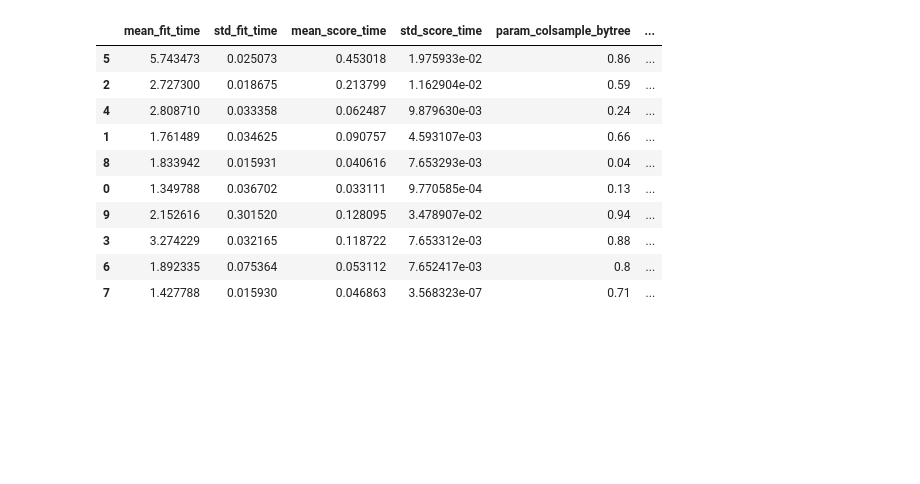
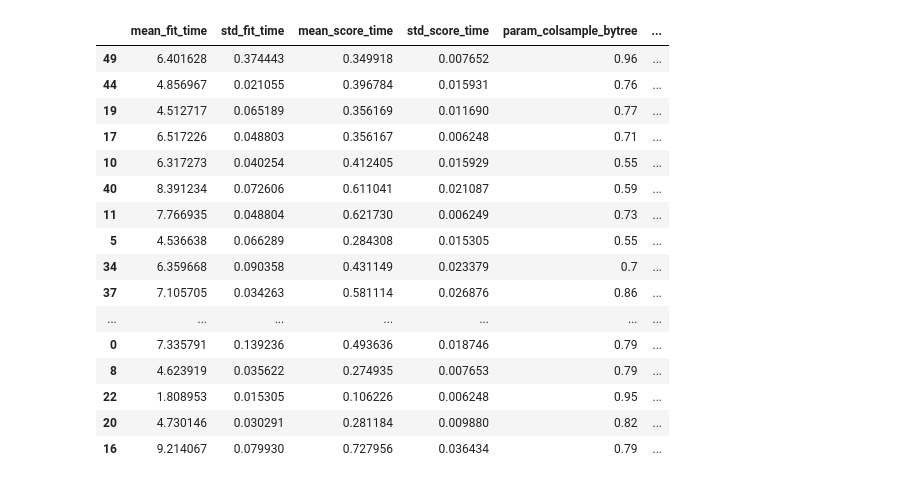
Before and after one commit to rehaqds/IH_final_project_new, a Jupyter notebook: Scripts/ML_models.ipynb, the cells around one changed output. Saved outputs shown, nothing was run; the diff lists cells and outputs as text; code cells hidden in the pictures; blank space fills up the shorter version.

```diff
--- a/Scripts/ML_models.ipynb
+++ b/Scripts/ML_models.ipynb
@@ -349,4 +354,6 @@ sns_plot = sns.heatmap(corr_matrix_num,  cmap=cmap, vmax=.9, center=0, fmt='.2f'
 # %%
+for col in chosen_cols:
+    data1[chosen_cols] = data1[chosen_cols].astype(int)
 data1[chosen_cols].info()
 # %% [output]
 <class 'pandas.core.frame.DataFrame'>
@@ -382,13 +392,15 @@ Index(['Unnamed: 0', 'state_id', 'sex', 'general_health', 'med_cost_issue',
 
 X = data1[chosen_cols].copy()
 y = X.pop('cvd')
-
-X_train, X_test, y_train, y_test = train_test_split(X, y, test_size=.8,   ###########
+# To accelerate the hypertuning, find the best parameters on a subset of the data
+# by using test_size = 0.8 and use the best parameters with the "full" date
+# by using test_size = 0.2. It actually works better than only using 0.2
+X_train, X_test, y_train, y_test = train_test_split(X, y, test_size=0.2,
                                                     random_state=SEED, stratify=y)
 
 # Data imbalanced
 print(X_train.shape, y_test.shape)
-print(sum(y_train)/len(y_train), sum(y_test)/len(y_test))
+print(sum(y_train) / len(y_train), sum(y_test) / len(y_test))
 print(sum(y_train), sum(y_test))
 display(X_train.head())
 # %% [output]
@@ -444,9 +456,8 @@ Name: cvd, dtype: int64
 # %%
 # Models
 
-coef_imbalance = 11.64  # nb_negative / nb_positive
+coef_imbalance = 1 / 0.085876   # nb_negative / nb_positive
 
-# LR doesn't converge if use RobustScaler ?
 model_lr = LogisticRegression(random_state=SEED, n_jobs=-1, max_iter=1000, class_weight="balanced")
 model_xgb = XGBClassifier(random_state=SEED, n_jobs=-1, scale_pos_weight=coef_imbalance)
 model_rf = RandomForestClassifier(random_state=SEED, n_jobs=-1, class_weight="balanced")
@@ -457,9 +468,7 @@ model_lr = fit_score_model(model_lr, X_train_scaled, y_train, X_test_scaled, y_t
 model_xgb = fit_score_model(model_xgb, X_train_scaled, y_train, X_test_scaled, y_test, "XG Boost")
 model_rf = fit_score_model(model_rf, X_train_scaled, y_train, X_test_scaled, y_test, "Random forest")
 model_xt = fit_score_model(model_xt, X_train_scaled, y_train, X_test_scaled, y_test, "Extra Tree")
-# model_cat = fit_score_model(model_cat, X_train_scaled, y_train, X_test_scaled, y_test, "Cat Boost")
-
-# try F-score as imbalanced data but F2, F5 or F10 as FN>>FP
+model_cat = fit_score_model(model_cat, X_train_scaled, y_train, X_test_scaled, y_test, "Cat Boost")
 # %% [output]
 --- Logistic Regression Model ---
 Scores on the train set:
@@ -510,41 +519,47 @@ Scores on the test set:
 # %%
 # Hyperparameters tuning for XGBoost
 
-
-my_f2_scorer = make_scorer(fbeta_score, beta=1)
+my_f2_scorer = make_scorer(fbeta_score, beta=3)
 # by increasing beta FN decreases but FP increases (and F1 decreases)
+# imagine a cost associated with FN and FP (and TP and TN)
 
 from scipy.stats import loguniform
 
 param_distribution = {
-    'n_estimators': range(100, 300, 1),
+    'n_estimators': range(100, 400, 1),
     'learning_rate': loguniform(1e-4, 1e-1),
-#     'max_features': ['auto', 'sqrt', 'log2'],
-    'max_depth' : range(2, 20),
-    'subsample': [x / 100 for x in range(1, 101, 1)],
-    'colsample_bytree': [x / 100 for x in range(1, 101, 1)],
+    #'max_features': ['auto', 'sqrt', 'log2'],
+    'max_depth' : range(8, 30),
+    'subsample': [x / 100 for x in range(1, 51, 1)],
+    'colsample_bytree': [x / 100 for x in range(51, 101, 1)],
     'nthread': [-1],
-    'scale_pos_weight': [coef_imbalance]  # sum(negative instances) / sum(positive instances)   # f1=0.4 if 30 and 0.31 if 1
+    'scale_pos_weight': [coef_imbalance]
 }
 
 gs_xgb = RandomizedSearchCV(estimator=model_xgb,
                             param_distributions=param_distribution,
                             cv=5,    # stratified by default
                             scoring=my_f2_scorer,  # 'f1'
-                            n_iter=10,
+                            n_iter=50,
                             n_jobs=-1,
                             return_train_score=True,
-                            # random_state=SEED  # don't use it if want real randomness!!
+                            # random_state=SEED  # don't use it if want real randomness!
 )
 gs_xgb.fit(X_train_scaled, y_train)
 
 print(round(gs_xgb.best_score_, 3), gs_xgb.best_params_)
 # print(gs_xgb.cv_results_.keys)
 with pd.option_context('display.max_columns', None):
-    display(pd.DataFrame(gs_xgb.cv_results_).sort_values(by='mean_test_score', ascending=False).drop('params', axis=1))
+    (display(pd.DataFrame(gs_xgb.cv_results_).sort_values(by='mean_test_score',
+                                                          ascending=False)
+                                             .drop('params', axis=1)))
 
 
-df_rank = pd.DataFrame(gs_xgb.cv_results_).sort_values(by='mean_test_score', ascending=False).drop('params', axis=1)[['mean_test_score', 'std_test_score']]
+df_rank = (pd.DataFrame(gs_xgb.cv_results_).sort_values(by='mean_test_score',
+                                                        ascending=False)
+                                           .drop('params', axis=1)
+                                           [['mean_test_score',
+                                             'std_test_score']])
 df_rank['best'] = df_rank['mean_test_score'] - df_rank['std_test_score']
 display(df_rank.sort_values(by='best', ascending=False))
 
@@ -552,5 +567,10 @@ display(df_rank.sort_values(by='best', ascending=False))
 params = dict(**gs_xgb.best_params_, **{'random_state':SEED})
 # print(params)
 model_xgb = XGBClassifier(**params)  #, random_state=SEED)
-model_xgb = fit_score_model(model_xgb, X_train_scaled, y_train, X_test_scaled, y_test, "Final test")
+model_xgb = fit_score_model(model_xgb, X_train_scaled, y_train,
+                            X_test_scaled, y_test, "Final test")
+
+# with 20% of the data for train:
+# 0.357 {'colsample_bytree': 0.85, 'learning_rate': 0.0034933972905984525, 'max_depth': 19, 'n_estimators': 172, 'nthread': -1, 'scale_pos_weight': 11.64469700498393, 'subsample': 0.04}
+# 0.36 {'colsample_bytree': 0.88, 'learning_rate': 0.009497666296036881, 'max_depth': 22, 'max_features': 'sqrt', 'n_estimators': 192, 'nthread': -1, 'scale_pos_weight': 11.64469700498393, 'subsample': 0.07}
 # %% [output]
@@ -558,12 +578,18 @@ model_xgb = fit_score_model(model_xgb, X_train_scaled, y_train, X_test_scaled, y
 |  | mean_fit_time | std_fit_time | mean_score_time | std_score_time | param_colsample_bytree | ... |
-| 5 | 5.743473 | 0.025073 | 0.453018 | 1.975933e-02 | 0.86 | ... |
-| 2 | 2.727300 | 0.018675 | 0.213799 | 1.162904e-02 | 0.59 | ... |
-| 4 | 2.808710 | 0.033358 | 0.062487 | 9.879630e-03 | 0.24 | ... |
-| 1 | 1.761489 | 0.034625 | 0.090757 | 4.593107e-03 | 0.66 | ... |
-| 8 | 1.833942 | 0.015931 | 0.040616 | 7.653293e-03 | 0.04 | ... |
-| 0 | 1.349788 | 0.036702 | 0.033111 | 9.770585e-04 | 0.13 | ... |
-| 9 | 2.152616 | 0.301520 | 0.128095 | 3.478907e-02 | 0.94 | ... |
-| 3 | 3.274229 | 0.032165 | 0.118722 | 7.653312e-03 | 0.88 | ... |
-| 6 | 1.892335 | 0.075364 | 0.053112 | 7.652417e-03 | 0.8 | ... |
-| 7 | 1.427788 | 0.015930 | 0.046863 | 3.568323e-07 | 0.71 | ... |
+| 49 | 6.401628 | 0.374443 | 0.349918 | 0.007652 | 0.96 | ... |
+| 44 | 4.856967 | 0.021055 | 0.396784 | 0.015931 | 0.76 | ... |
+| 19 | 4.512717 | 0.065189 | 0.356169 | 0.011690 | 0.77 | ... |
+| 17 | 6.517226 | 0.048803 | 0.356167 | 0.006248 | 0.71 | ... |
+| 10 | 6.317273 | 0.040254 | 0.412405 | 0.015929 | 0.55 | ... |
+| 40 | 8.391234 | 0.072606 | 0.611041 | 0.021087 | 0.59 | ... |
+| 11 | 7.766935 | 0.048804 | 0.621730 | 0.006249 | 0.73 | ... |
+| 5 | 4.536638 | 0.066289 | 0.284308 | 0.015305 | 0.55 | ... |
+| 34 | 6.359668 | 0.090358 | 0.431149 | 0.023379 | 0.7 | ... |
+| 37 | 7.105705 | 0.034263 | 0.581114 | 0.026876 | 0.86 | ... |
+| ... | ... | ... | ... | ... | ... | ... |
+| 0 | 7.335791 | 0.139236 | 0.493636 | 0.018746 | 0.79 | ... |
+| 8 | 4.623919 | 0.035622 | 0.274935 | 0.007653 | 0.79 | ... |
+| 22 | 1.808953 | 0.015305 | 0.106226 | 0.006248 | 0.95 | ... |
+| 20 | 4.730146 | 0.030291 | 0.281184 | 0.009880 | 0.82 | ... |
+| 16 | 9.214067 | 0.079930 | 0.727956 | 0.036434 | 0.79 | ... |
 |  | mean_test_score | std_test_score | best |
```
Also changed, not shown: parts of 19 cells of this notebook, 12 other files.
